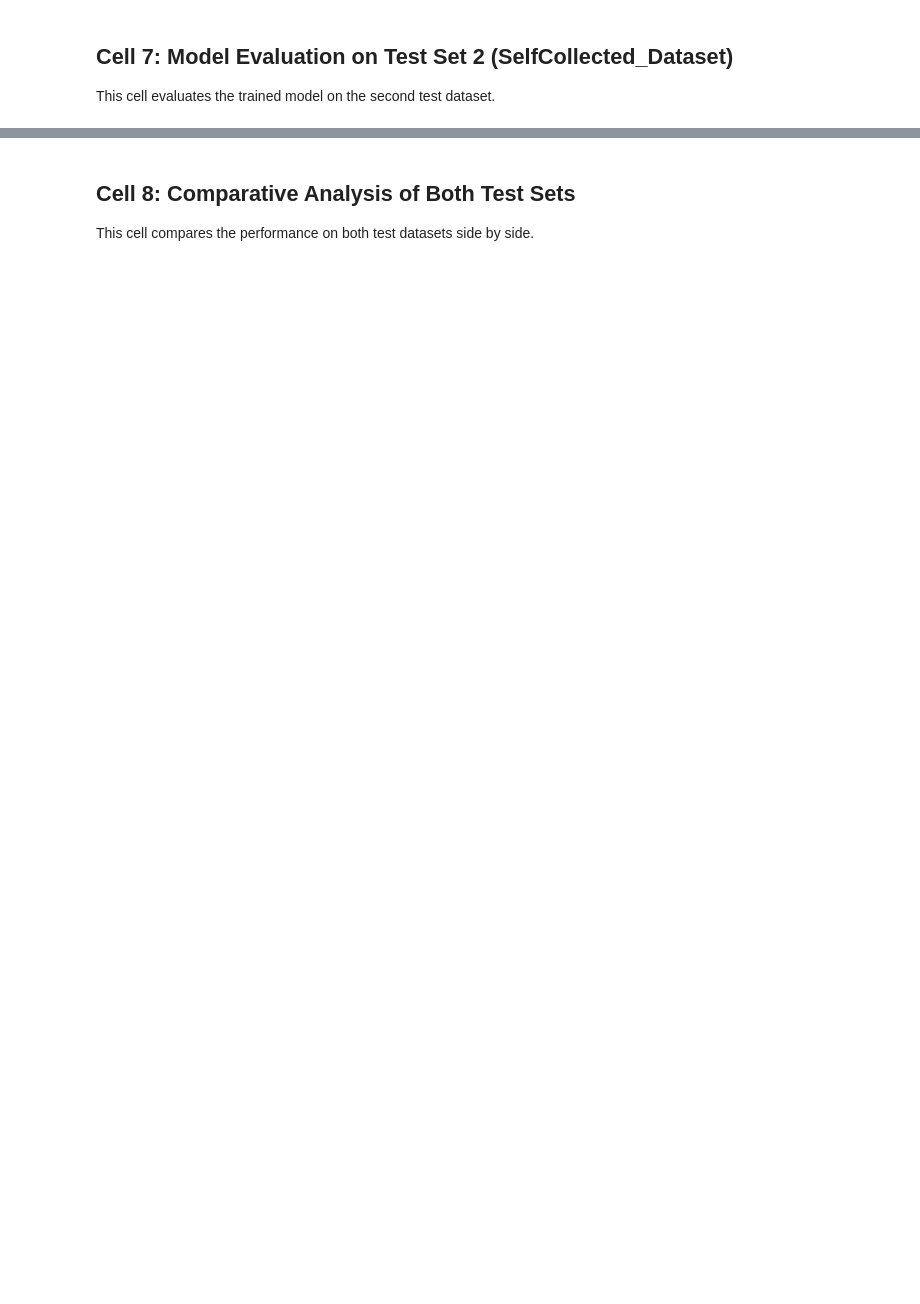
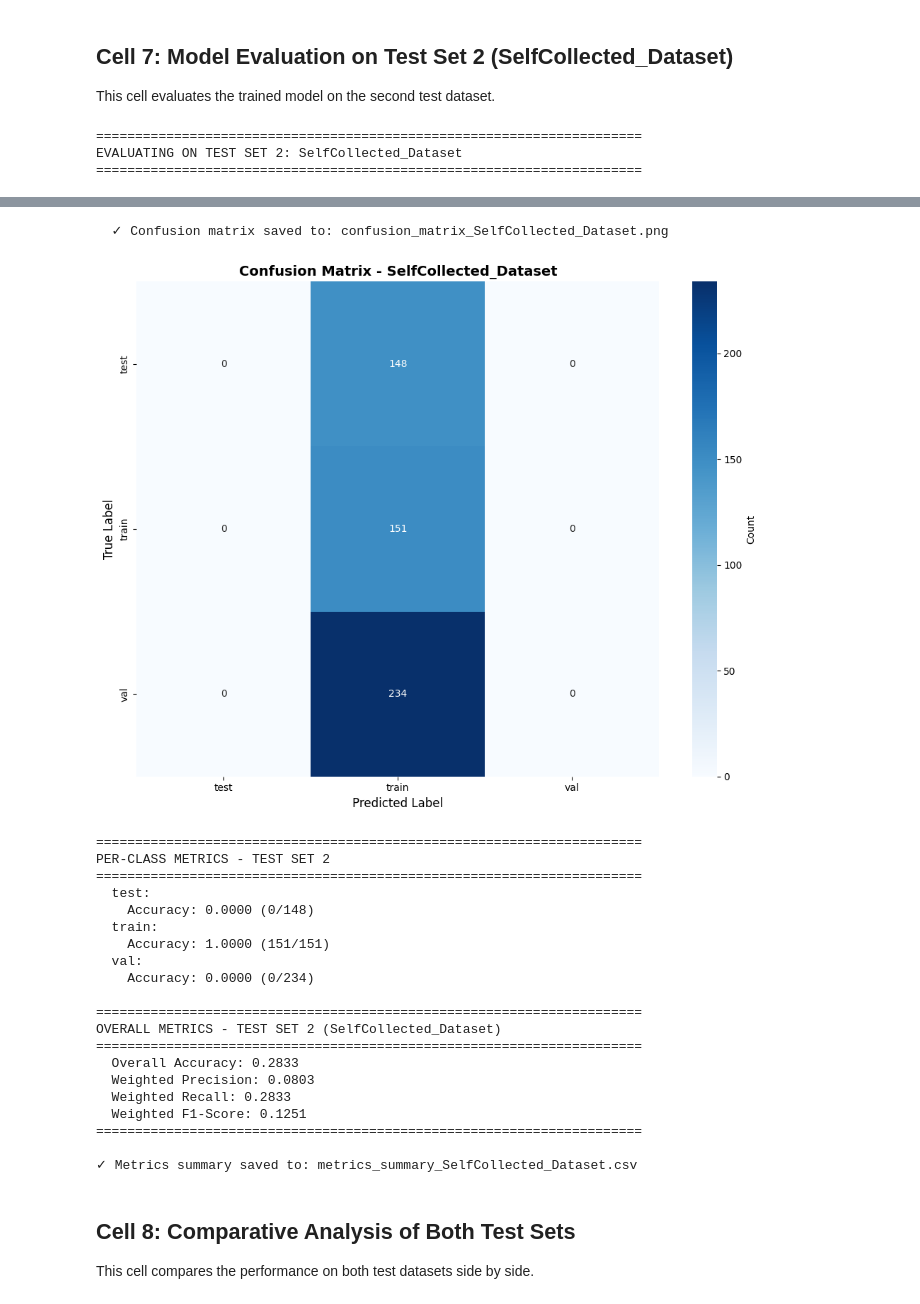
Before and after one commit to KyroChu32/CV-project, a Jupyter notebook: ResNet50/resnet50.ipynb, the cells around one changed output, grey strips where cells are left out. Cells and saved outputs as stored; diff of their text form; code cells hidden in the pictures; blank space fills up the shorter version.

Commit message:
resnet 50 update

```diff
--- a/ResNet50/resnet50.ipynb
+++ b/ResNet50/resnet50.ipynb
@@ -769,6 +864,12 @@ from sklearn.metrics import classification_report, confusion_matrix, precision_r
 import numpy as np
 import os
 import pandas as pd
+
+# Configuration (if running this cell independently)
+if 'MODEL_SAVE_PATH' not in globals():
+    MODEL_SAVE_PATH = 'waste_classifier_resnet50_final.pth'
+if 'TEST_DIR_2' not in globals():
+    TEST_DIR_2 = '../Dataset/SelfCollected_Dataset'
 
 print("\n" + "="*70)
 print("EVALUATING ON TEST SET 2: SelfCollected_Dataset")
@@ -842,7 +943,10 @@ cm_2 = confusion_matrix(labels_2, preds_2)
 print("\n" + "="*70)
 print("CLASSIFICATION REPORT - TEST SET 2 (SelfCollected_Dataset)")
 print("="*70)
-report_2 = classification_report(labels_2, preds_2, target_names=class_names, digits=4)
+# Get unique labels present in the test set
+unique_labels = sorted(np.unique(labels_2))
+target_names_subset = [class_names[i] for i in unique_labels]
+report_2 = classification_report(labels_2, preds_2, labels=unique_labels, target_names=target_names_subset, digits=4)
 print(report_2)
 
 # Save classification report
@@ -857,7 +961,7 @@ print("✓ Classification report saved to: classification_report_SelfCollected_D
 print("\n" + "="*70)
 print("CONFUSION MATRIX - TEST SET 2")
 print("="*70)
-plot_confusion_matrix(cm_2, class_names,
+plot_confusion_matrix(cm_2, target_names_subset,
                      title='Confusion Matrix - SelfCollected_Dataset',
                      save_path='confusion_matrix_SelfCollected_Dataset.png')
 
@@ -865,10 +969,11 @@ plot_confusion_matrix(cm_2, class_names,
 print("\n" + "="*70)
 print("PER-CLASS METRICS - TEST SET 2")
 print("="*70)
-for i, class_name in enumerate(class_names):
-    class_accuracy = cm_2[i, i] / cm_2[i, :].sum() if cm_2[i, :].sum() > 0 else 0
+for idx, label_idx in enumerate(unique_labels):
+    class_name = class_names[label_idx]
+    class_accuracy = cm_2[idx, idx] / cm_2[idx, :].sum() if cm_2[idx, :].sum() > 0 else 0
     print(f"  {class_name}:")
-    print(f"    Accuracy: {class_accuracy:.4f} ({cm_2[i, i]}/{cm_2[i, :].sum()})")
+    print(f"    Accuracy: {class_accuracy:.4f} ({cm_2[idx, idx]}/{cm_2[idx, :].sum()})")
 
 # Overall metrics
 overall_accuracy_2 = np.trace(cm_2) / np.sum(cm_2)
@@ -893,6 +998,11 @@ metrics_summary_2 = {
     'Weighted_F1': f1_2
 }
 
+
 metrics_df_2 = pd.DataFrame([metrics_summary_2])
+print(f"\n✓ Metrics summary saved to: metrics_summary_SelfCollected_Dataset.csv")
 metrics_df_2.to_csv('metrics_summary_SelfCollected_Dataset.csv', index=False)
-print(f"\n✓ Metrics summary saved to: metrics_summary_SelfCollected_Dataset.csv")
+# %% [output]
+======================================================================
+EVALUATING ON TEST SET 2: SelfCollected_Dataset
+======================================================================
@@ -899,3 +1026,25 @@ print(f"\n✓ Metrics summary saved to: metrics_summary_SelfCollected_Dataset.cs
+  ✓ Confusion matrix saved to: confusion_matrix_SelfCollected_Dataset.png
+[figure, added]
+======================================================================
+PER-CLASS METRICS - TEST SET 2
+======================================================================
+  test:
+    Accuracy: 0.0000 (0/148)
+  train:
+    Accuracy: 1.0000 (151/151)
+  val:
+    Accuracy: 0.0000 (0/234)
+
+======================================================================
+OVERALL METRICS - TEST SET 2 (SelfCollected_Dataset)
+======================================================================
+  Overall Accuracy: 0.2833
+  Weighted Precision: 0.0803
+  Weighted Recall: 0.2833
+  Weighted F1-Score: 0.1251
+======================================================================
+
+✓ Metrics summary saved to: metrics_summary_SelfCollected_Dataset.csv
 # %% [markdown]
 ## Cell 8: Comparative Analysis of Both Test Sets
 
```
Also changed, not shown: parts of 10 cells of this notebook, 6 other files.
